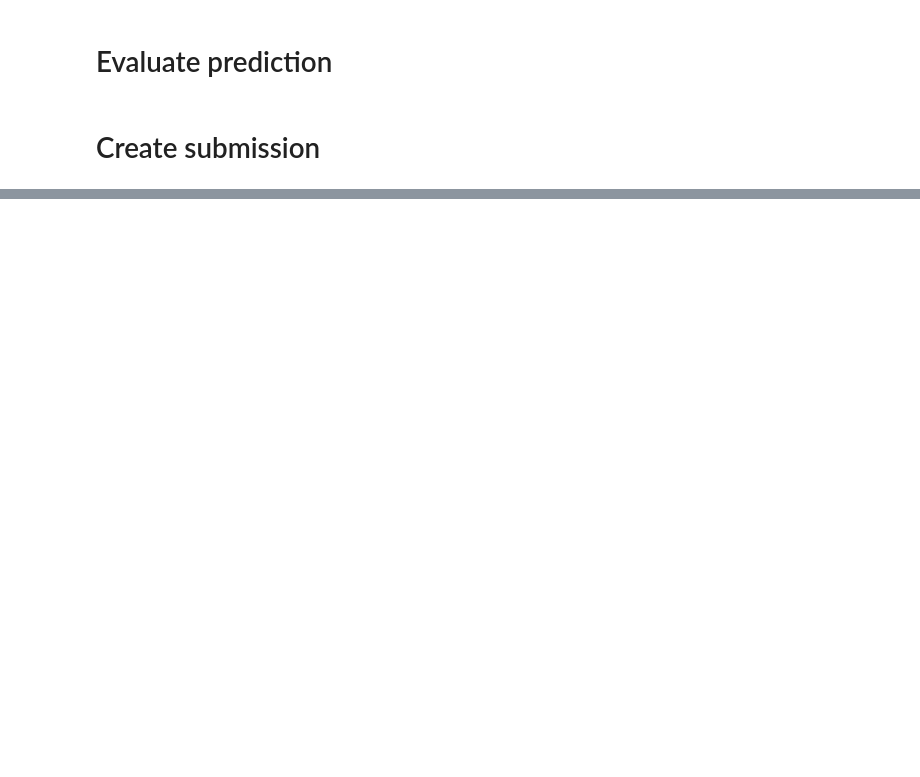
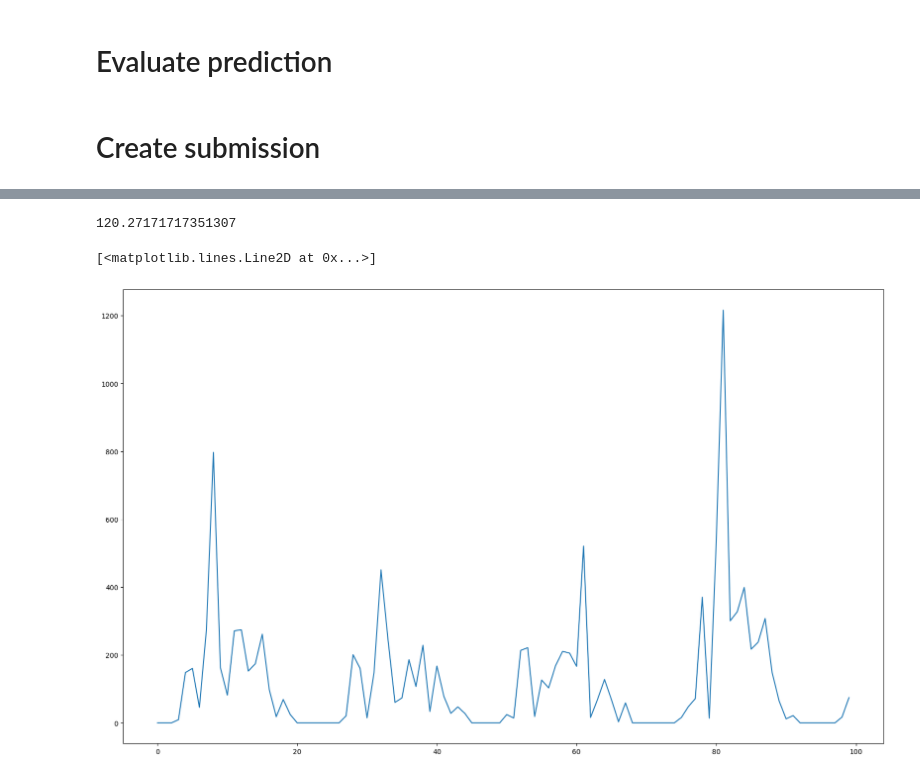
Before and after one commit to olejacobmellgren/solar-panel-energy-ml, a Jupyter notebook: model_notebooks/AutoGluon_MQ_300_Ynorm.ipynb, the cells around one changed output, grey strips where cells are left out. Drawn from its saved outputs; the diff is of its cells as text; code cells hidden in the pictures; blank space fills up the shorter version.

```diff
--- a/model_notebooks/AutoGluon_MQ_300_Ynorm.ipynb
+++ b/model_notebooks/AutoGluon_MQ_300_Ynorm.ipynb
@@ -900,0 +828,10 @@ new_sub.to_csv("./submissions/sub_combined_ag_xg_2.csv", index = False)
+# %%
+dist = abs(best_submission['prediction'][0:100] - second_best_sub['prediction'][0:100])
+print(dist.mean())
+
+plt.figure(figsize=(20,12))
+plt.plot(dist)
+# %% [output]
+120.27171717351307
+[<matplotlib.lines.Line2D at 0x...>]
+[figure, added]
```
Also changed, not shown: parts of 19 cells of this notebook, 3 other files.
